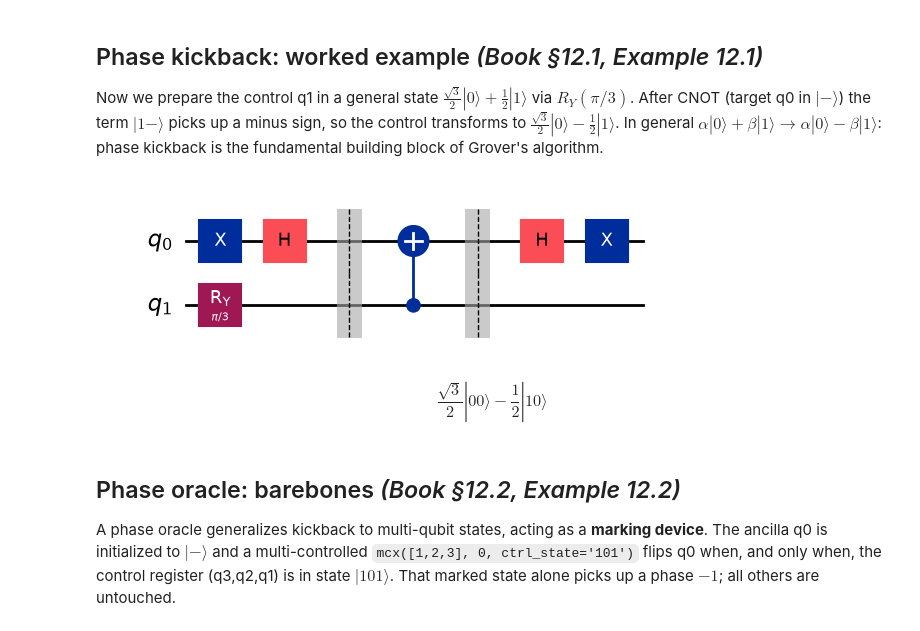
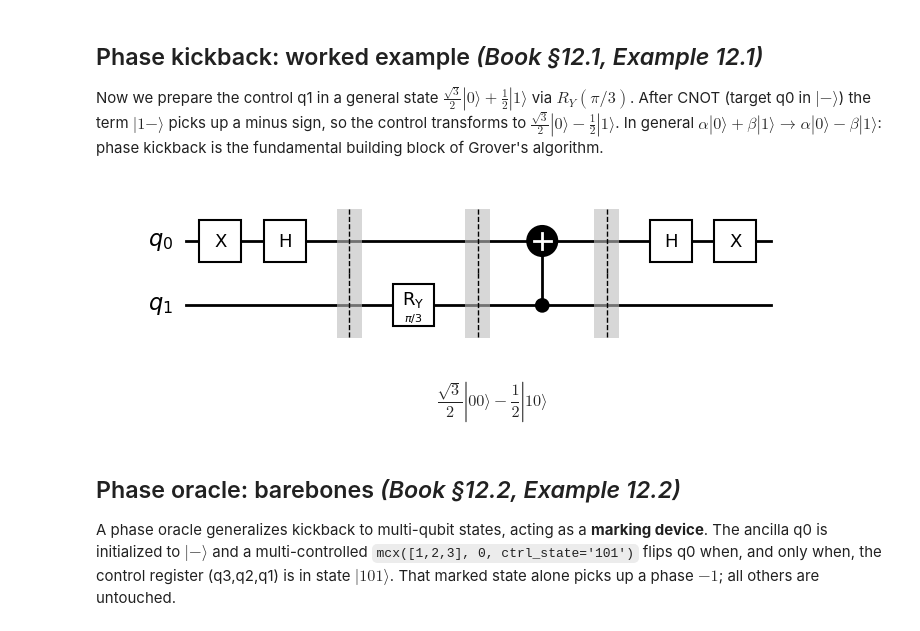
Before and after one commit to UW-ERSL/AppliedQC, a Jupyter notebook: Chapter12_GroverAlgorithm_notebook.ipynb, the cells around one changed output. Drawn from its saved outputs; the diff is of its cells as text; code cells hidden in the pictures.

```diff
--- a/Chapter12_GroverAlgorithm_notebook.ipynb
+++ b/Chapter12_GroverAlgorithm_notebook.ipynb
@@ -177,20 +178,22 @@ the control transforms to $\tfrac{\sqrt3}{2}|0\rangle-\tfrac12|1\rangle$. In gen
 $\alpha|0\rangle+\beta|1\rangle \to \alpha|0\rangle-\beta|1\rangle$: phase kickback is the
 fundamental building block of Grover's algorithm.
 # %%
+# Book Figure 12.1 (Example 12.1): control q1 prepared by RY(pi/3).
 circuit = QuantumCircuit(2)
 circuit.x(0)
 circuit.h(0)
+circuit.barrier()
 circuit.ry(theta = np.pi/3, qubit=1)
 circuit.barrier()
 circuit.cx(1,0)
 circuit.barrier()
 circuit.h(0)
 circuit.x(0)
-display(circuit.draw('mpl'))
+save_circuit(circuit, 'PhaseKickback')
 psi = Statevector(circuit)
 display(psi.draw('latex'))
 # %% [output]
-[figure, old version]
+[figure, new version]
 $$\frac{\sqrt{3}}{2} |00\rangle- \frac{1}{2} |10\rangle$$
 # %% [markdown]
 ## Phase oracle: barebones  *(Book §12.2, Example 12.2)*
```
Also changed, not shown: parts of 5 cells of this notebook, 1 other file.
